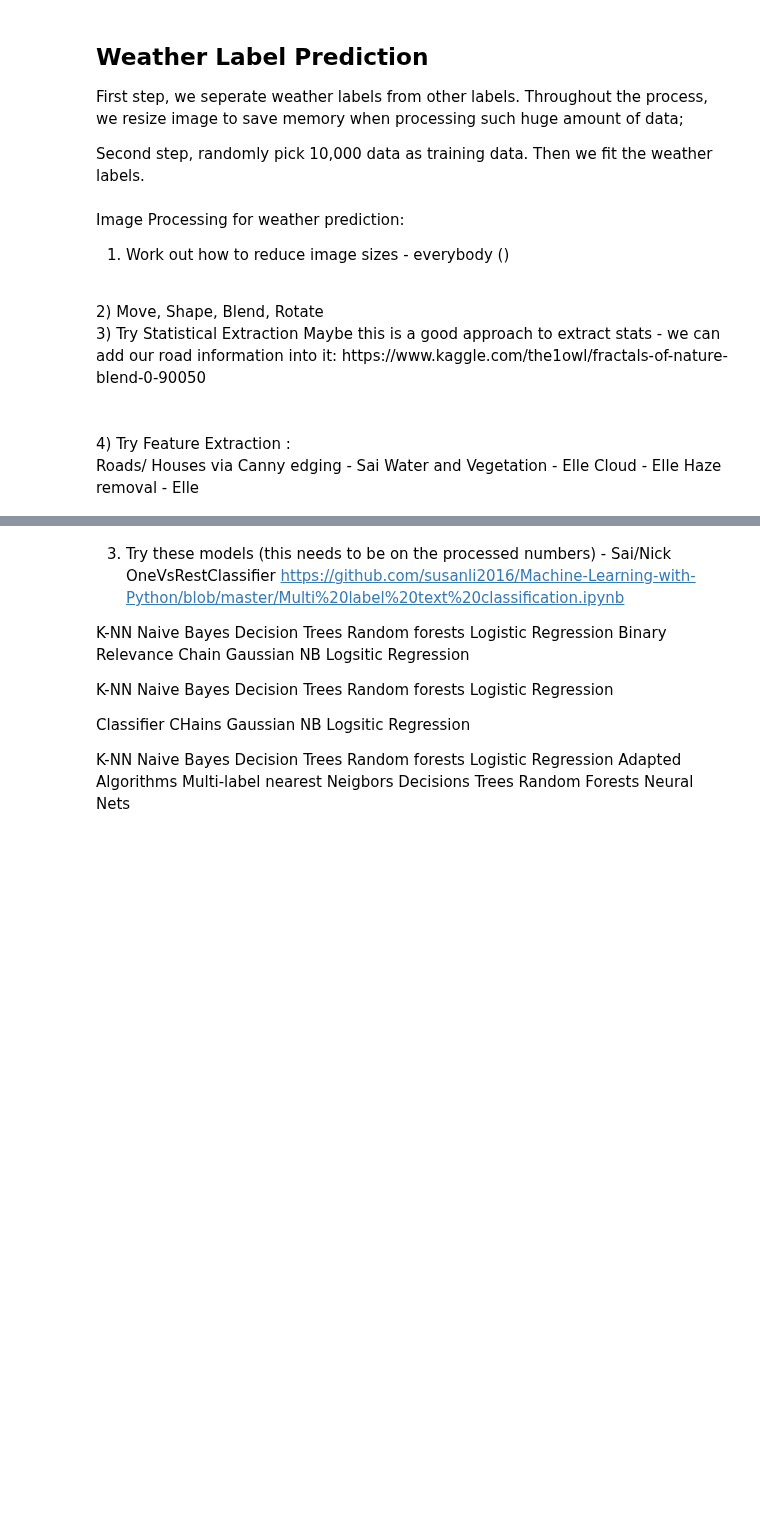
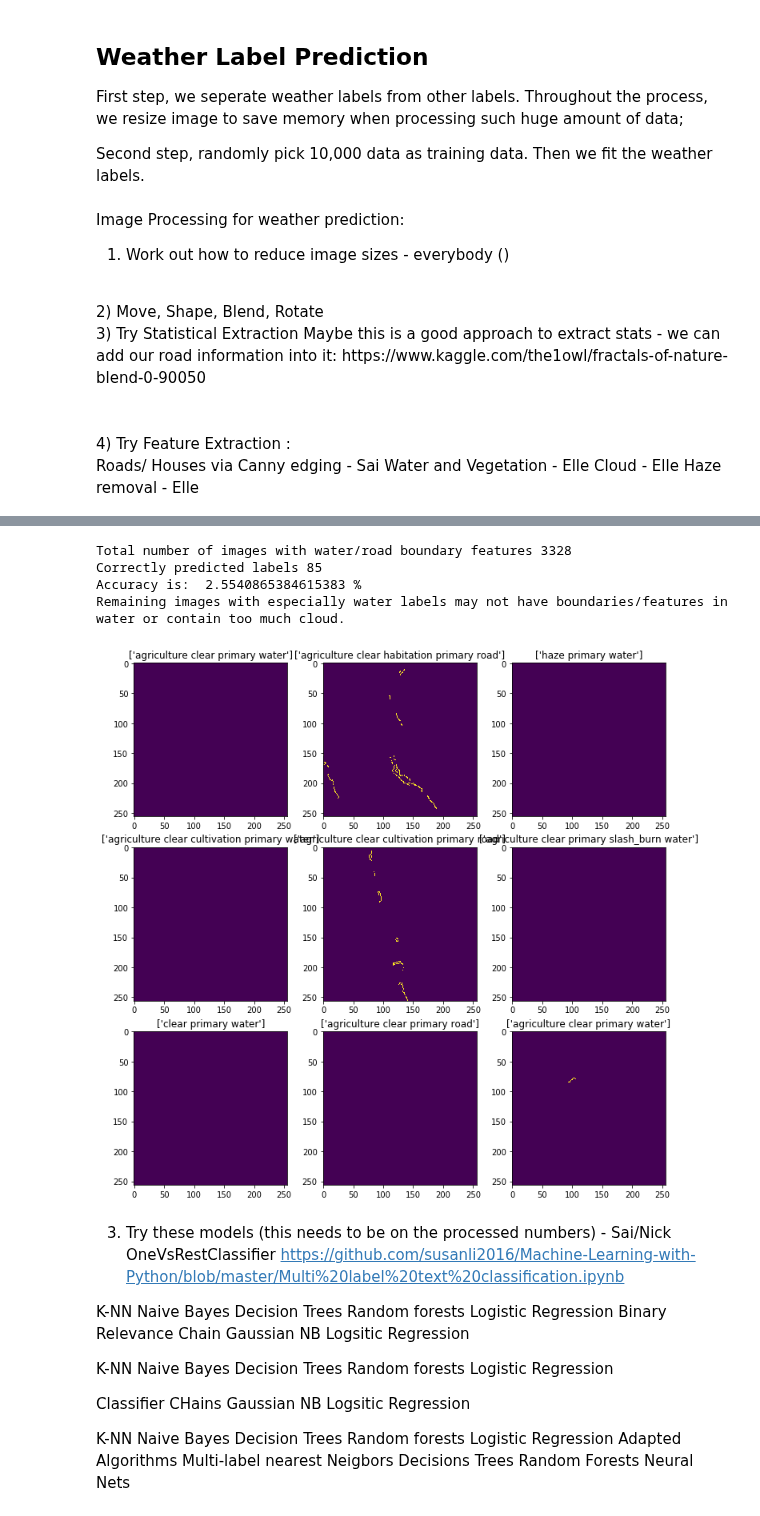
Before and after one commit to sairavuru/amazon_w207, a Jupyter notebook: structured_notebook.ipynb, the cells around one changed output, grey strips where cells are left out. Saved outputs shown, nothing was run; the diff lists cells and outputs as text; code cells hidden in the pictures; blank space fills up the shorter version.

Commit message:
Added mass image canny edge detection

```diff
--- a/structured_notebook.ipynb
+++ b/structured_notebook.ipynb
@@ -286,3 +292,65 @@ for i in [5,10,20,50,100]:
+# %%
+def road_water_canny(df):
+##Testing water/road feature identification##
+    #40479 images in df
+    #13357 images with water and road tags in labels
+    path2='train_jpg/'
+    df_road_water = df[df['tags'].str.contains('road') | df['tags'].str.contains('water')]
+    df_road_water_images = df_road_water['image_name'].values
+    df_road_water_tags = df_road_water['tags'].values
+
+    #First 10000 which contain road or water tags - for future GMM modeling
+    train_road_water_images = df_road_water_images[0:2]
+    train_road_water_tags = df_road_water_tags[0:2]
+    #print(train_road_water_images)
+
+    #First 10000
+    test_df_images = df['image_name'][0:10000]
+    test_df_tags = df['tags'][0:10000]
+    #print(test_df_images)
+
+    train_images = []
+    test_images = []
+
+    feature_count = 0
+    positive_test_img = []
+    plt.figure(figsize=(12,12))
+
+    for i, test_img in enumerate(test_df_images):
+        img = plt.imread(path2+test_img+'.jpg')
+
+        gray_image = cv2.cvtColor(img, cv2.COLOR_RGB2GRAY)
+        cannyed_image = cv2.Canny(gray_image, 100, 200)
+
+        try:
+            plt.subplot(3,3,i+1)
+            if i < 10:
+                plt.imshow(cannyed_image)
+                plt.title(str(df[df.image_name == df_road_water_images[i]].tags.values))
+        except:
+            pass
+
+        predicted_sum = sum(cannyed_image.flatten())
+
+        if predicted_sum > 2.0:
+            feature_count += 1
+            positive_test_img.append(test_img)
+
+    positive_label_count = len([i for i, j in zip(df_road_water_images, positive_test_img) if i == j])
+
+    return feature_count, positive_label_count
+
+feature_count, positive_label_count = road_water_canny(df)
+print('Total number of images with water/road boundary features', feature_count)
+print('Correctly predicted labels', positive_label_count)
+print('Accuracy is: ', positive_label_count/feature_count * 100, '%')
+print('Remaining images with especially water labels may not have boundaries/features in water or contain too much cloud.')
+# %% [output]
+Total number of images with water/road boundary features 3328
+Correctly predicted labels 85
+Accuracy is:  2.5540865384615383 %
+Remaining images with especially water labels may not have boundaries/features in water or contain too much cloud.
+[figure, added]
 # %% [markdown]
 3) Try these models (this needs to be on the processed numbers) - Sai/Nick
 OneVsRestClassifier
```
Also changed, not shown: parts of 4 cells of this notebook.
